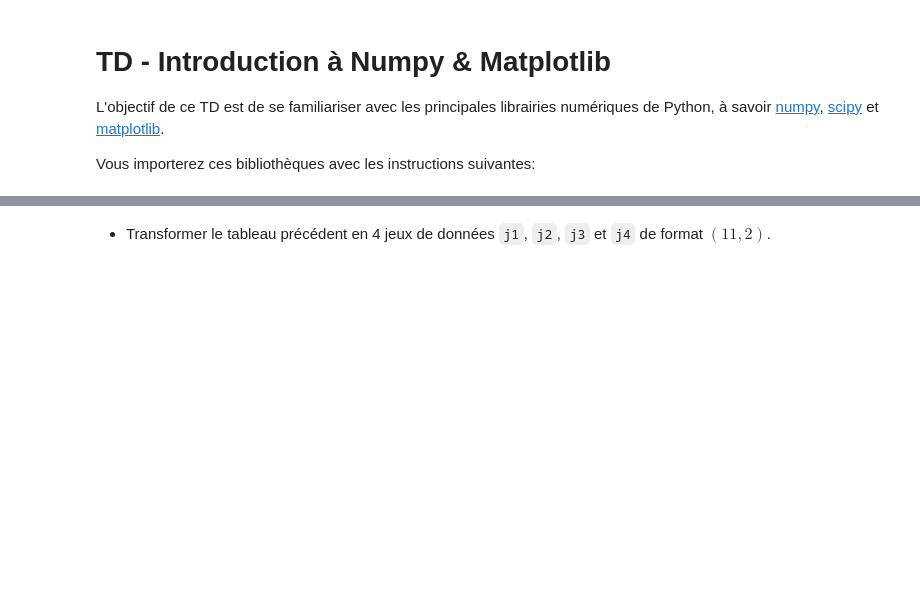
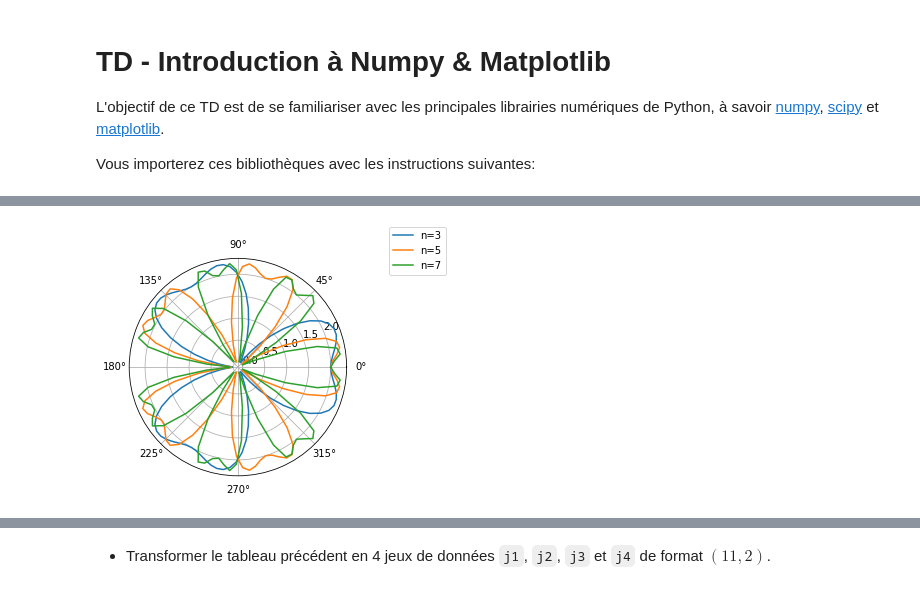
Before and after one commit to ycopin/Informatique-Python, a Jupyter notebook: Exercices/TD_numpy.ipynb, the cells around one changed output, grey strips where cells are left out. Saved outputs shown, nothing was run; the diff lists cells and outputs as text; code cells hidden in the pictures; blank space fills up the shorter version.

```diff
--- a/Exercices/TD_numpy.ipynb
+++ b/Exercices/TD_numpy.ipynb
@@ -56,5 +6,0 @@ ax.legend()
-# %%
-theta = N.linspace(0, 2 * N.pi, 100)
-
-rn = N.array([ 1 + N.cos(n * theta) + N.sin(n * theta) ** 2 for n in (3, 5, 7) ])
-print(rn.shape)
@@ -143,0 +81,4 @@ print(data.shape)
+# %%
+def habenicht(n, theta):
+
+    return 1 + np.cos(n * theta) + np.sin(n * theta) ** 2
@@ -143,0 +90,5 @@ print(data.shape)
+# %%
+theta = np.linspace(0, 2 * np.pi, 100)
+
+rn = np.array([ habenicht(n, theta) for n in (3, 5, 7) ])
+print(rn.shape)
@@ -143,0 +106,9 @@ print(data.shape)
+# %%
+fig = plt.figure()
+ax = fig.add_subplot(1, 1, 1, projection='polar')
+ax.plot(theta, rn[0], label='n=3')
+ax.plot(theta, rn[1], label='n=5')
+ax.plot(theta, rn[2], label='n=7')
+fig.legend();
+# %% [output]
+[figure, added]
```
Also changed, not shown: parts of 51 cells of this notebook.
